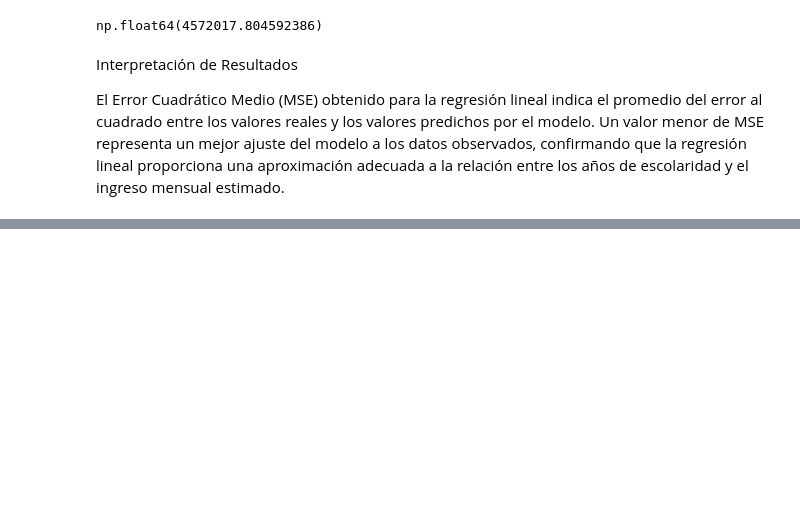
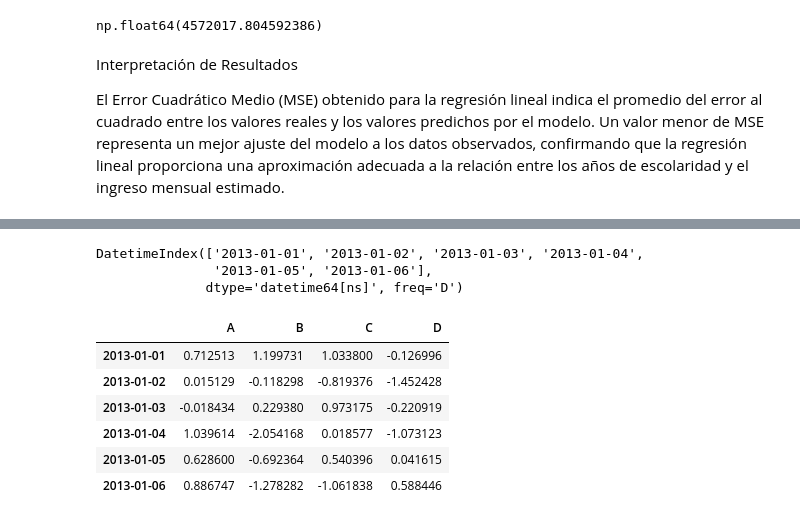
Before and after one commit to m00n07/mineria_de_datos, a Jupyter notebook: Mineria_de_datos.ipynb, the cells around one changed output, grey strips where cells are left out. Drawn from its saved outputs; the diff is of its cells as text; code cells hidden in the pictures; blank space fills up the shorter version.

```diff
--- a/Mineria_de_datos.ipynb
+++ b/Mineria_de_datos.ipynb
@@ -1097,0 +1117,22 @@ El Error Cuadrático Medio (MSE) obtenido para la regresión lineal indica el pr
+# %%
+dates = pd.date_range("20130101", periods=6)
+dates
+# en la freq=D es frecuencia de días
+# %% [output]
+DatetimeIndex(['2013-01-01', '2013-01-02', '2013-01-03', '2013-01-04',
+               '2013-01-05', '2013-01-06'],
+              dtype='datetime64[ns]', freq='D')
+# %%
+df = pd.DataFrame(np.random.randn(6, 4), index=dates, columns=list("ABCD"))
+# df = pd.DataFrame(np.random.randn(6, 4), index=dates, columns=["c1", "c2", "c3", "c4"])
+# esta version es que podemos poner cualquier nombre a las columnas  con lo de "c1"..."cn"
+
+df
+# %% [output]
+|  | A | B | C | D |
+| 2013-01-01 | 0.712513 | 1.199731 | 1.033800 | -0.126996 |
+| 2013-01-02 | 0.015129 | -0.118298 | -0.819376 | -1.452428 |
+| 2013-01-03 | -0.018434 | 0.229380 | 0.973175 | -0.220919 |
+| 2013-01-04 | 1.039614 | -2.054168 | 0.018577 | -1.073123 |
+| 2013-01-05 | 0.628600 | -0.692364 | 0.540396 | 0.041615 |
+| 2013-01-06 | 0.886747 | -1.278282 | -1.061838 | 0.588446 |
```
Also changed, not shown: parts of 22 cells of this notebook.
